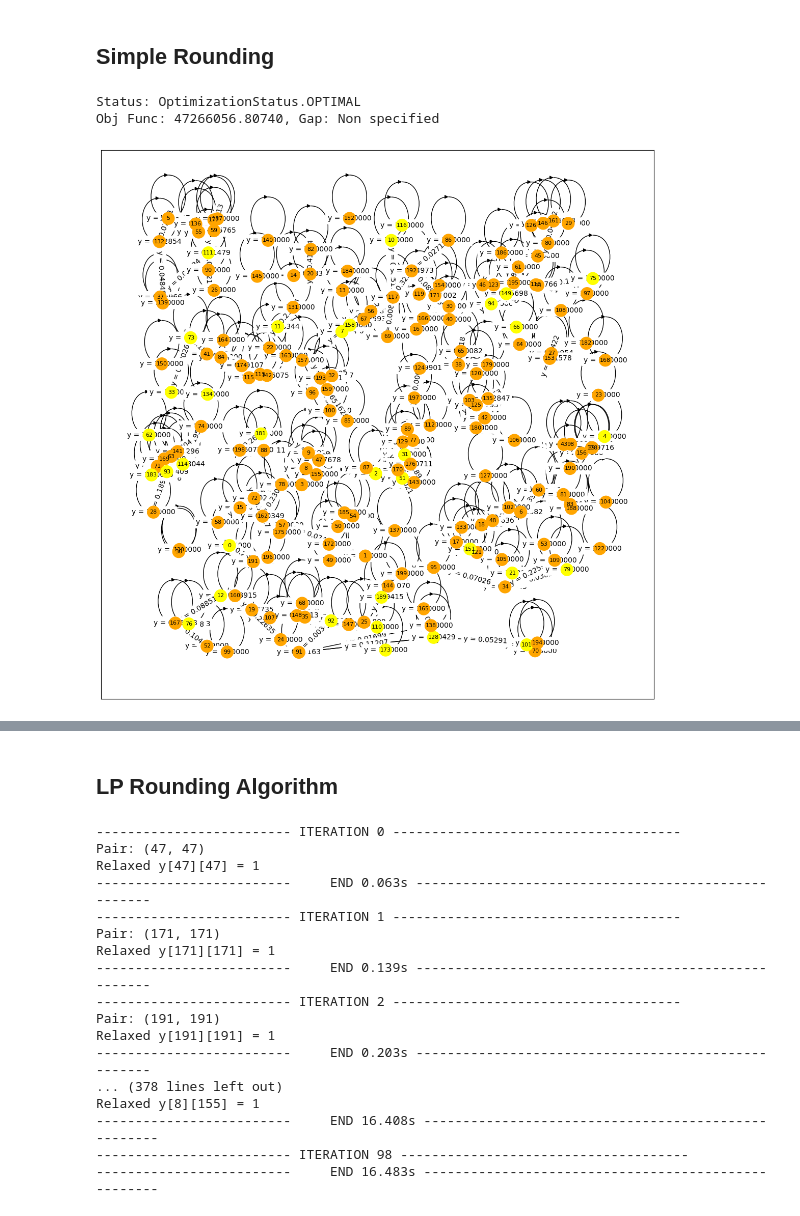
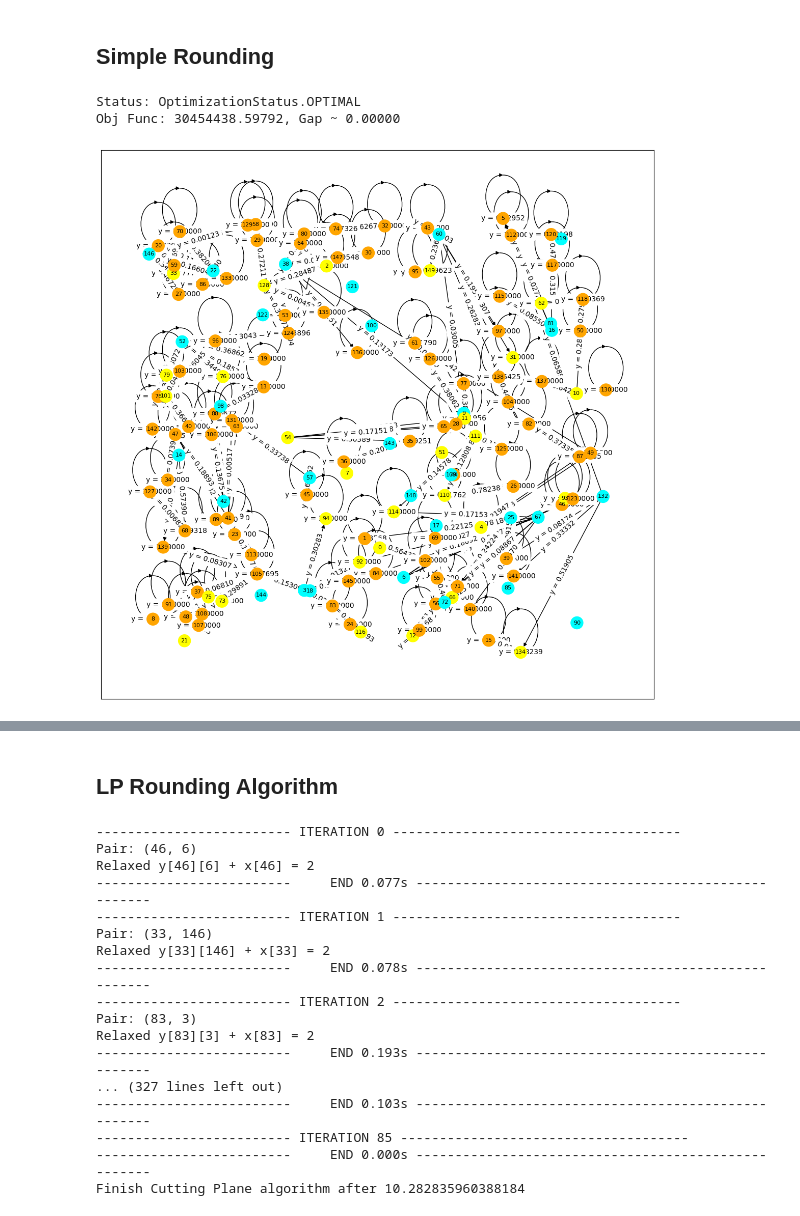
Before and after one commit to lorecampa/ProjectFOR_2022, a Jupyter notebook: biogas_location.ipynb, the cells around one changed output, grey strips where cells are left out. Saved outputs shown, nothing was run; the diff lists cells and outputs as text; code cells hidden in the pictures.

Commit message:
feat: add instances results for greater than 4

```diff
--- a/biogas_location.ipynb
+++ b/biogas_location.ipynb
@@ -60,7 +60,7 @@ You must locate $p$ plants among the available farms and assign the farms that w
 # %% [markdown]
 ### Download instance
 # %%
-instance_id =10;
+instance_id =4;
 eps = 1e-5
 baseUrl = "https://raw.githubusercontent.com/Daddeee/FOR_Labs_22-23/master/big-project";
 istanceUrl = f'{baseUrl}/instances/instance_{instance_id}.json';
@@ -211,11 +211,13 @@ def printModelObjctiveResult(model:Model):
     print(f"Status: {model.m.status}")
 
     obj = model.m.objective_value;
-    gap = 100 * (obj - inst_result) / inst_result if inst_result != None else None;
-    if gap != None:
+    result  = inst_result if inst_result != None else relaxed_result
+    gap = 100 * (obj - result) / result
+
+    if inst_result != None:
         print(f"Obj Func: {obj:.5f}, Gap: {gap:.5f} %")
     else:
-        print(f"Obj Func: {obj:.5f}, Gap: Non specified")
+        print(f"Obj Func: {obj:.5f}, Gap ~ {gap:.5f}")
 
 def print_model(model:Model, figsize, font_size, textual = False, weight = False):
     m = model.m
@@ -274,9 +276,10 @@ model.m.verbose = 0;
 ## Simple Rounding
 # %%
 model.m.optimize(relax = True);
+relaxed_result = model.m.objective_value;
 print_model(model, figsize=(14, 14), font_size=8, weight=True)
-printVariables(model);
+# printVariables(model);
 # %% [output]
 Status: OptimizationStatus.OPTIMAL
-Obj Func: 47266056.80740, Gap: Non specified
+Obj Func: 30454438.59792, Gap ~ 0.00000
-[figure, old version]
+[figure, new version]
@@ -338,9 +324,10 @@ while newConstraints:
     if (pair != None):
         print(f'Pair: {pair}')
         i, j = pair
-        model.m.add_constr(model.y[i][j] + model.x[i] == 2);
+        relaxed_val = 2
+        model.m.add_constr(model.y[i][j] + model.x[i] == relaxed_val);
         newConstraints = True;
-        print(f'Relaxed y[{i}][{j}] = {1}')
+        print(f'Relaxed y[{i}][{j}] + x[{i}] = {relaxed_val}')
     elif model.m.solver_name.lower() == "cbc":
         cp = model.m.generate_cuts([mip.CutType.GOMORY, mip.CutType.MIR, mip.CutType.ZERO_HALF, mip.CutType.KNAPSACK_COVER])
         if cp.cuts:
@@ -350,27 +337,30 @@ while newConstraints:
 
 
 
+    start_optimization = time.time()
     if (newConstraints):
         model.m.optimize(relax=True);
 
-    print(f'-------------------------     END {time.time() - start_time:.3f}s ----------------------------------------------------')
+    print(f'-------------------------     END {time.time() - start_optimization:.3f}s ----------------------------------------------------')
+
+print(f'Finish Cutting Plane algorithm after {time.time() - start_time}')
 # %% [output]
 ------------------------- ITERATION 0 -------------------------------------
-Pair: (47, 47)
-Relaxed y[47][47] = 1
--------------------------     END 0.063s ----------------------------------------------------
+Pair: (46, 6)
+Relaxed y[46][6] + x[46] = 2
+-------------------------     END 0.077s ----------------------------------------------------
 ------------------------- ITERATION 1 -------------------------------------
-Pair: (171, 171)
-Relaxed y[171][171] = 1
--------------------------     END 0.139s ----------------------------------------------------
+Pair: (33, 146)
+Relaxed y[33][146] + x[33] = 2
+-------------------------     END 0.078s ----------------------------------------------------
 ------------------------- ITERATION 2 -------------------------------------
-Pair: (191, 191)
-Relaxed y[191][191] = 1
--------------------------     END 0.203s ----------------------------------------------------
-... (378 lines left out)
-Relaxed y[8][155] = 1
--------------------------     END 16.408s ----------------------------------------------------
-------------------------- ITERATION 98 -------------------------------------
--------------------------     END 16.483s ----------------------------------------------------
+Pair: (83, 3)
+Relaxed y[83][3] + x[83] = 2
+-------------------------     END 0.193s ----------------------------------------------------
+... (327 lines left out)
+-------------------------     END 0.103s ----------------------------------------------------
+------------------------- ITERATION 85 -------------------------------------
+-------------------------     END 0.000s ----------------------------------------------------
+Finish Cutting Plane algorithm after 10.282835960388184
 # %%
 print_model(model, figsize=(14, 14), font_size=8, weight=True)
```
Also changed, not shown: parts of 3 cells of this notebook.
